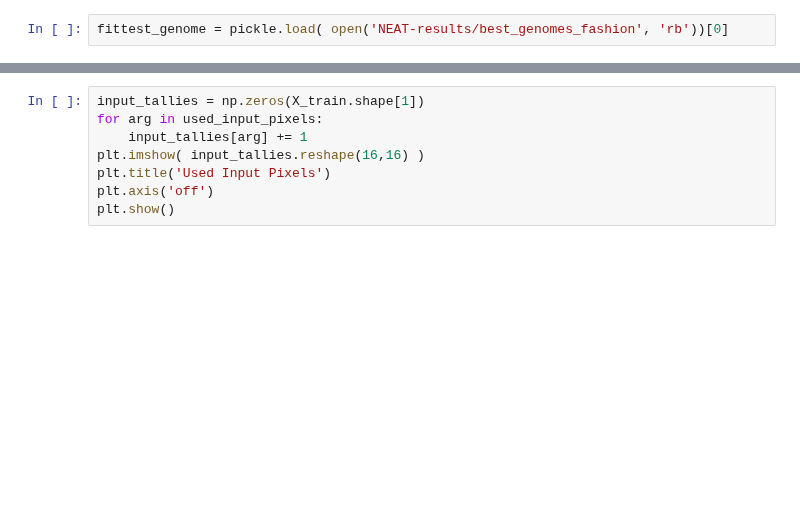
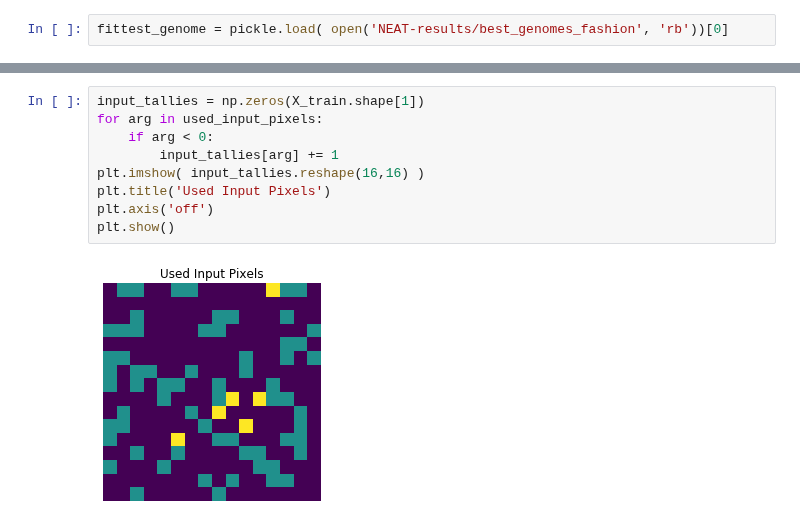
Before and after one commit to Avuerro/NaturalComputing, a Jupyter notebook: Project/NEAT-Fashion-MNIST.ipynb, the cells around one changed output, grey strips where cells are left out. Drawn from its saved outputs; the diff is of its cells as text; blank space fills up the shorter version.

```diff
--- a/Project/NEAT-Fashion-MNIST.ipynb
+++ b/Project/NEAT-Fashion-MNIST.ipynb
@@ -294,8 +348,11 @@ print(used_input_pixels)
 # %%
 input_tallies = np.zeros(X_train.shape[1])
 for arg in used_input_pixels:
-    input_tallies[arg] += 1
+    if arg < 0:
+        input_tallies[arg] += 1
 plt.imshow( input_tallies.reshape(16,16) )
 plt.title('Used Input Pixels')
 plt.axis('off')
 plt.show()
+# %% [output]
+[figure, added]
```
Also changed, not shown: parts of 10 cells of this notebook, 13 other files.
